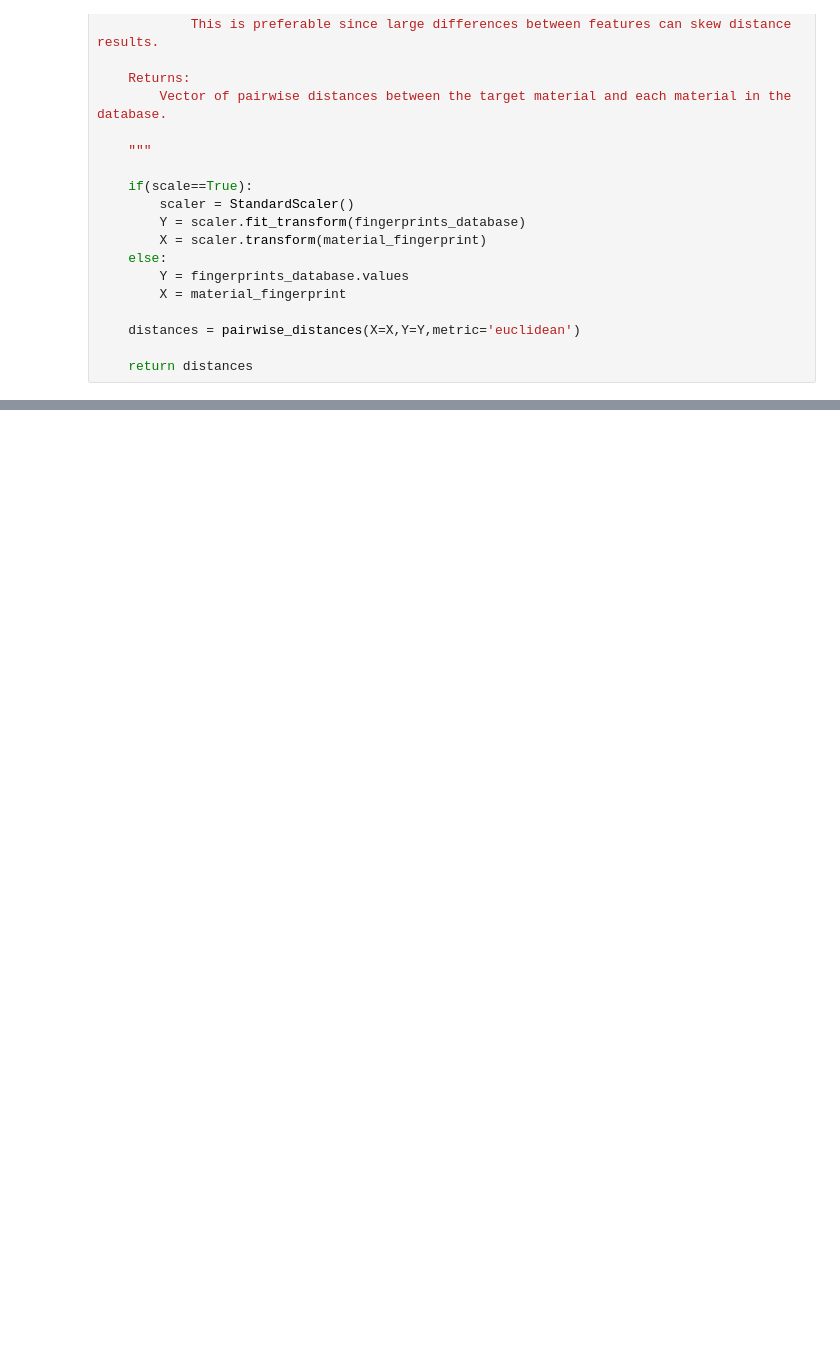
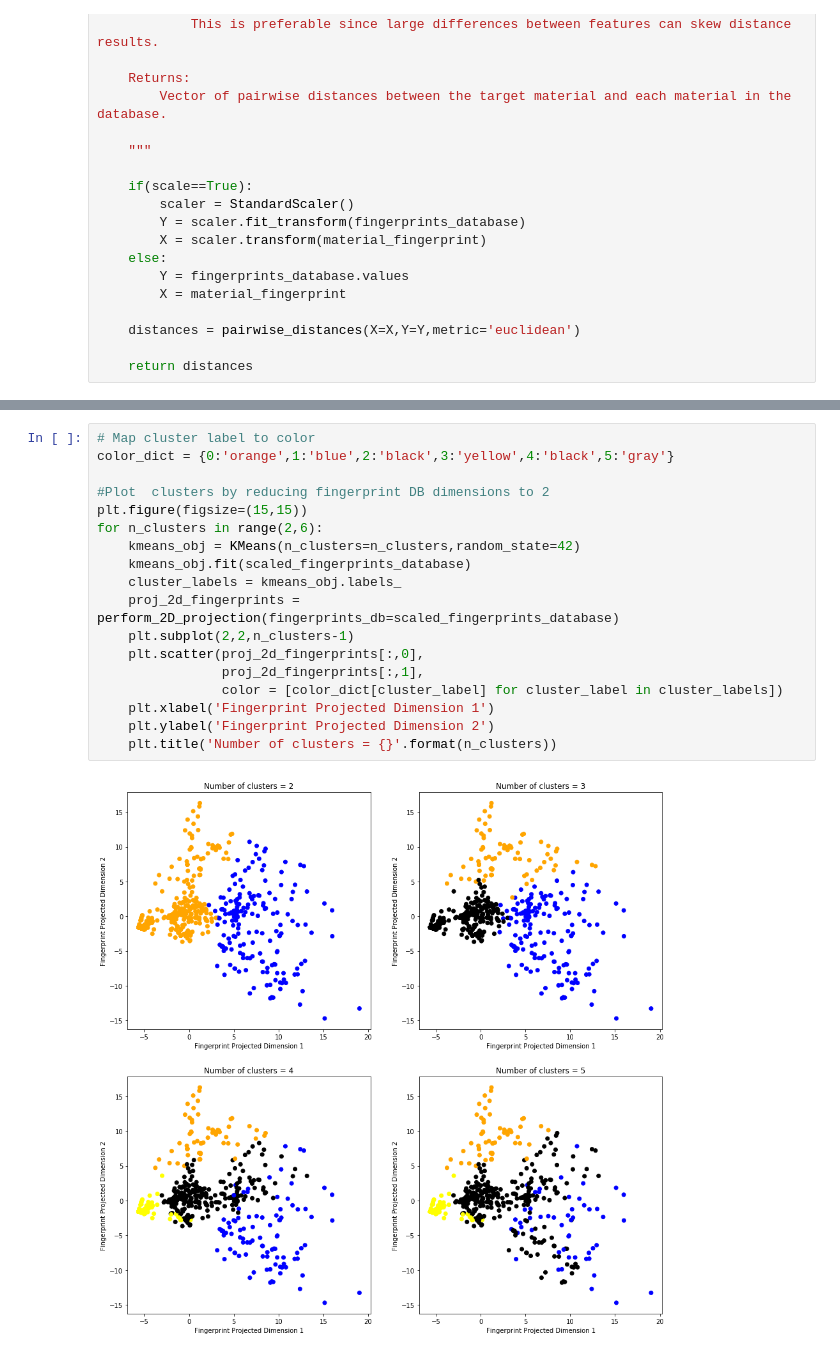
Before and after one commit to g-hegde/material-similarity, a Jupyter notebook: MaterialSimilarity.ipynb, the cells around one changed output, grey strips where cells are left out. Cells and saved outputs as stored; diff of their text form; blank space fills up the shorter version.

```diff
--- a/MaterialSimilarity.ipynb
+++ b/MaterialSimilarity.ipynb
@@ -258,0 +366,20 @@ closest_10_monoatomic_to_TiN.head(20)
+# %%
+# Map cluster label to color
+color_dict = {0:'orange',1:'blue',2:'black',3:'yellow',4:'black',5:'gray'}
+
+#Plot  clusters by reducing fingerprint DB dimensions to 2
+plt.figure(figsize=(15,15))
+for n_clusters in range(2,6):
+    kmeans_obj = KMeans(n_clusters=n_clusters,random_state=42)
+    kmeans_obj.fit(scaled_fingerprints_database)
+    cluster_labels = kmeans_obj.labels_
+    proj_2d_fingerprints = perform_2D_projection(fingerprints_db=scaled_fingerprints_database)
+    plt.subplot(2,2,n_clusters-1)
+    plt.scatter(proj_2d_fingerprints[:,0],
+                proj_2d_fingerprints[:,1],
+                color = [color_dict[cluster_label] for cluster_label in cluster_labels])
+    plt.xlabel('Fingerprint Projected Dimension 1')
+    plt.ylabel('Fingerprint Projected Dimension 2')
+    plt.title('Number of clusters = {}'.format(n_clusters))
+# %% [output]
+[figure, added]
```
Also changed, not shown: parts of 19 cells of this notebook.
